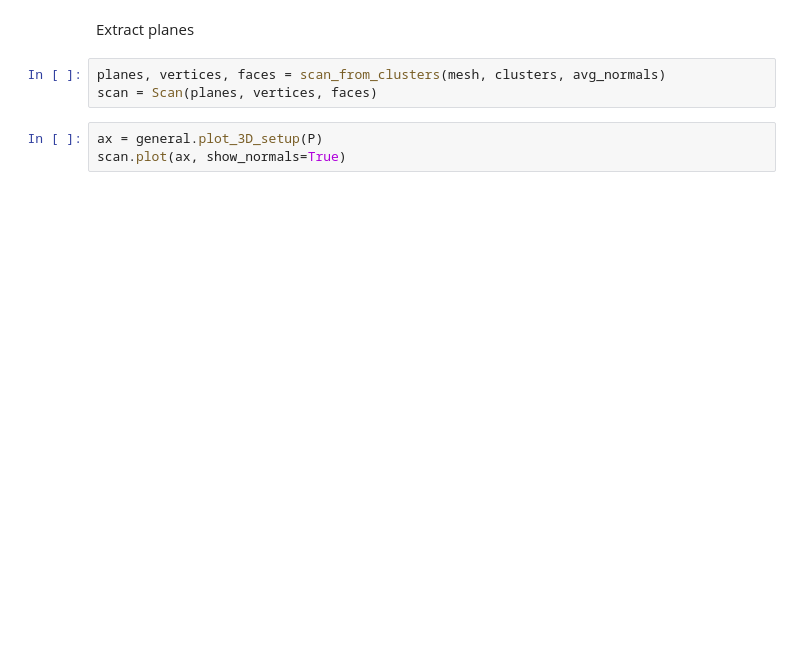
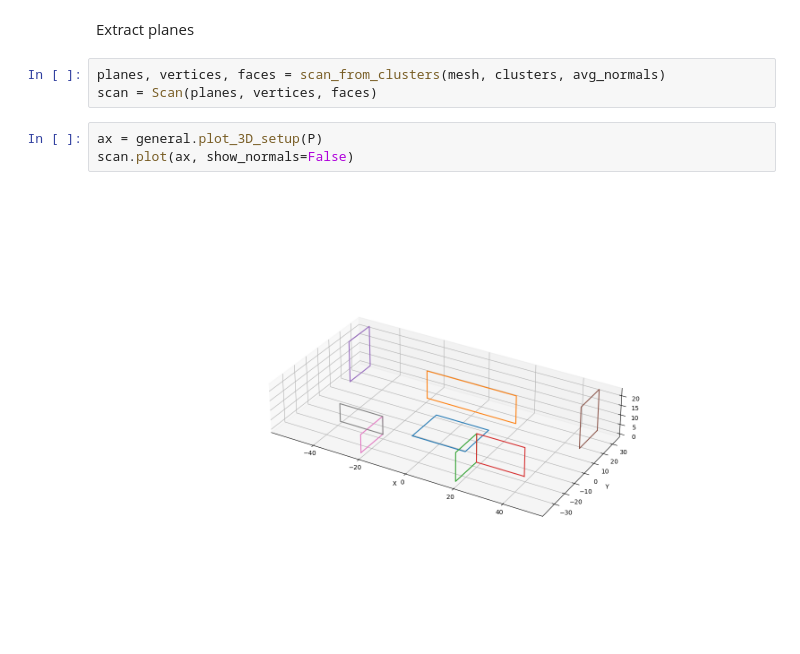
Before and after one commit to Stanford-NavLab/planeslam, a Jupyter notebook: notebooks/extraction_test.ipynb, the cells around one changed output. Drawn from its saved outputs; the diff is of its cells as text; blank space fills up the shorter version.

```diff
--- a/notebooks/extraction_test.ipynb
+++ b/notebooks/extraction_test.ipynb
@@ -74,4 +86,6 @@ planes, vertices, faces = scan_from_clusters(mesh, clusters, avg_normals)
 scan = Scan(planes, vertices, faces)
 # %%
 ax = general.plot_3D_setup(P)
-scan.plot(ax, show_normals=True)
+scan.plot(ax, show_normals=False)
+# %% [output]
+[figure, added]
```
Also changed, not shown: parts of 5 cells of this notebook, 4 other files.
